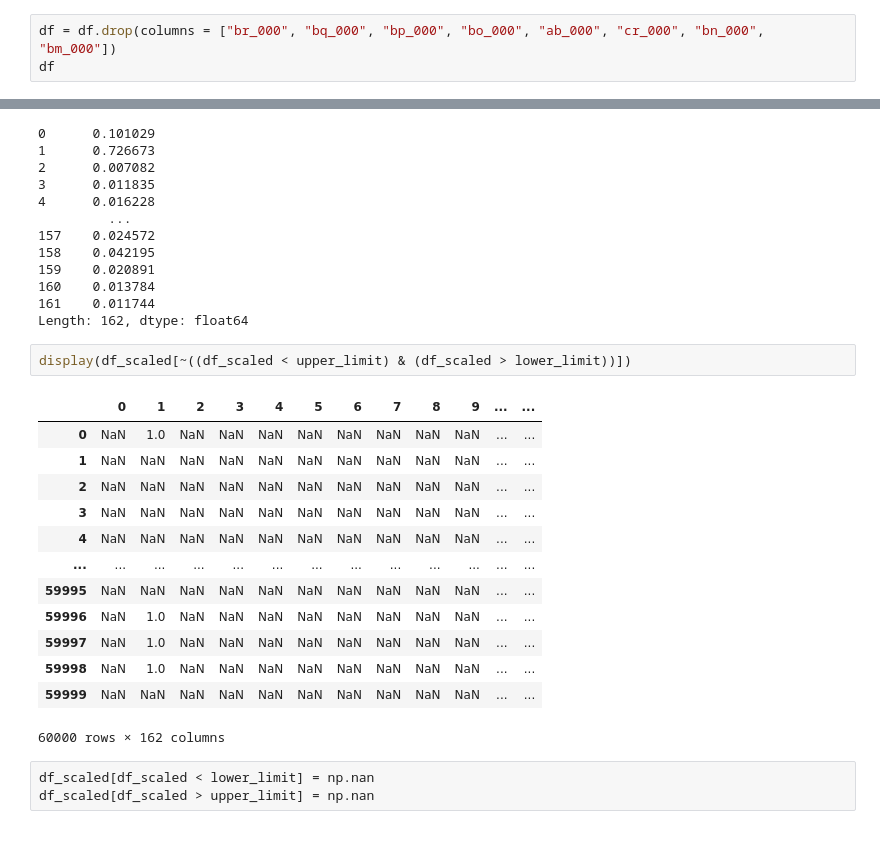
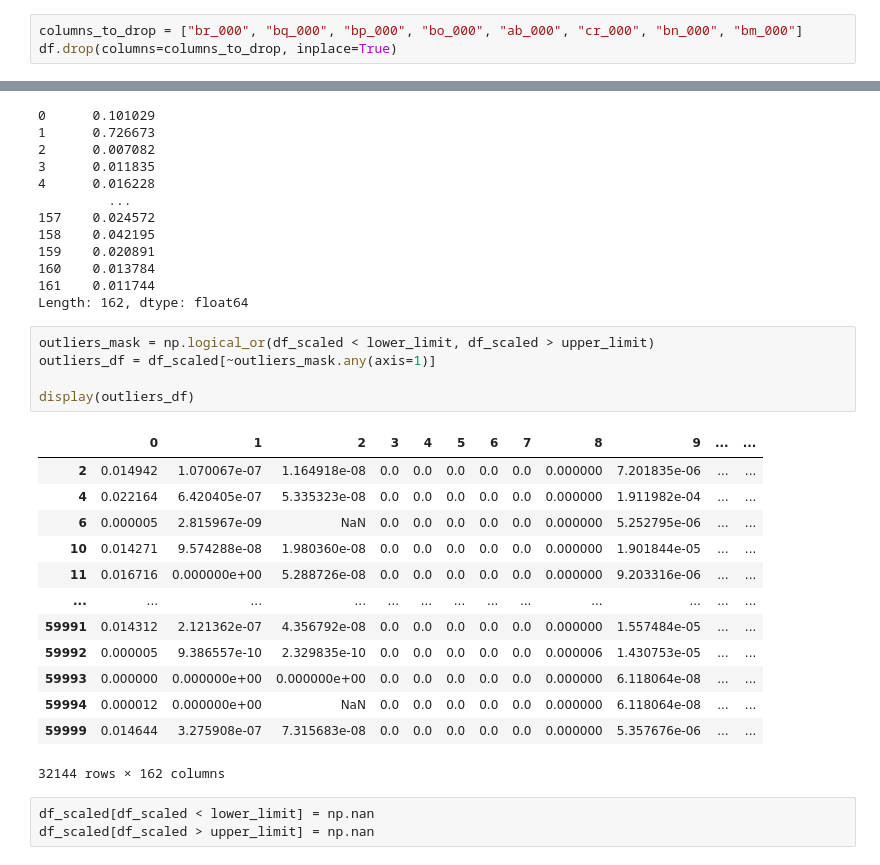
Before and after one commit to Goodevil01/Data-Prep-Ca1-, a Jupyter notebook: Ilori Joshua.ipynb, the cells around one changed output, grey strips where cells are left out. Drawn from its saved outputs; the diff is of its cells as text.

```diff
--- a/Ilori Joshua.ipynb
+++ b/Ilori Joshua.ipynb
@@ -166,5 +162,5 @@ cols_to_drop
  'bn_000',
  'bm_000']
 # %%
-df = df.drop(columns = ["br_000", "bq_000", "bp_000", "bo_000", "ab_000", "cr_000", "bn_000", "bm_000"])
-df
+columns_to_drop = ["br_000", "bq_000", "bp_000", "bo_000", "ab_000", "cr_000", "bn_000", "bm_000"]
+df.drop(columns=columns_to_drop, inplace=True)
@@ -267,21 +249,24 @@ upper_limit
 161    0.011744
 Length: 162, dtype: float64
 # %%
-display(df_scaled[~((df_scaled < upper_limit) & (df_scaled > lower_limit))])
+outliers_mask = np.logical_or(df_scaled < lower_limit, df_scaled > upper_limit)
+outliers_df = df_scaled[~outliers_mask.any(axis=1)]
+
+display(outliers_df)
 # %% [output]
 |  | 0 | 1 | 2 | 3 | 4 | 5 | 6 | 7 | 8 | 9 | ... | ... |
-| 0 | NaN | 1.0 | NaN | NaN | NaN | NaN | NaN | NaN | NaN | NaN | ... | ... |
-| 1 | NaN | NaN | NaN | NaN | NaN | NaN | NaN | NaN | NaN | NaN | ... | ... |
-| 2 | NaN | NaN | NaN | NaN | NaN | NaN | NaN | NaN | NaN | NaN | ... | ... |
-| 3 | NaN | NaN | NaN | NaN | NaN | NaN | NaN | NaN | NaN | NaN | ... | ... |
-| 4 | NaN | NaN | NaN | NaN | NaN | NaN | NaN | NaN | NaN | NaN | ... | ... |
+| 2 | 0.014942 | 1.070067e-07 | 1.164918e-08 | 0.0 | 0.0 | 0.0 | 0.0 | 0.0 | 0.000000 | 7.201835e-06 | ... | ... |
+| 4 | 0.022164 | 6.420405e-07 | 5.335323e-08 | 0.0 | 0.0 | 0.0 | 0.0 | 0.0 | 0.000000 | 1.911982e-04 | ... | ... |
+| 6 | 0.000005 | 2.815967e-09 | NaN | 0.0 | 0.0 | 0.0 | 0.0 | 0.0 | 0.000000 | 5.252795e-06 | ... | ... |
+| 10 | 0.014271 | 9.574288e-08 | 1.980360e-08 | 0.0 | 0.0 | 0.0 | 0.0 | 0.0 | 0.000000 | 1.901844e-05 | ... | ... |
+| 11 | 0.016716 | 0.000000e+00 | 5.288726e-08 | 0.0 | 0.0 | 0.0 | 0.0 | 0.0 | 0.000000 | 9.203316e-06 | ... | ... |
 | ... | ... | ... | ... | ... | ... | ... | ... | ... | ... | ... | ... | ... |
-| 59995 | NaN | NaN | NaN | NaN | NaN | NaN | NaN | NaN | NaN | NaN | ... | ... |
-| 59996 | NaN | 1.0 | NaN | NaN | NaN | NaN | NaN | NaN | NaN | NaN | ... | ... |
-| 59997 | NaN | 1.0 | NaN | NaN | NaN | NaN | NaN | NaN | NaN | NaN | ... | ... |
-| 59998 | NaN | 1.0 | NaN | NaN | NaN | NaN | NaN | NaN | NaN | NaN | ... | ... |
-| 59999 | NaN | NaN | NaN | NaN | NaN | NaN | NaN | NaN | NaN | NaN | ... | ... |
+| 59991 | 0.014312 | 2.121362e-07 | 4.356792e-08 | 0.0 | 0.0 | 0.0 | 0.0 | 0.0 | 0.000000 | 1.557484e-05 | ... | ... |
+| 59992 | 0.000005 | 9.386557e-10 | 2.329835e-10 | 0.0 | 0.0 | 0.0 | 0.0 | 0.0 | 0.000006 | 1.430753e-05 | ... | ... |
+| 59993 | 0.000000 | 0.000000e+00 | 0.000000e+00 | 0.0 | 0.0 | 0.0 | 0.0 | 0.0 | 0.000000 | 6.118064e-08 | ... | ... |
+| 59994 | 0.000012 | 0.000000e+00 | NaN | 0.0 | 0.0 | 0.0 | 0.0 | 0.0 | 0.000000 | 6.118064e-08 | ... | ... |
+| 59999 | 0.014644 | 3.275908e-07 | 7.315683e-08 | 0.0 | 0.0 | 0.0 | 0.0 | 0.0 | 0.000000 | 5.357676e-06 | ... | ... |
-60000 rows × 162 columns
+32144 rows × 162 columns
 # %%
 df_scaled[df_scaled < lower_limit] = np.nan
 df_scaled[df_scaled > upper_limit] = np.nan
```
Also changed, not shown: parts of 11 cells of this notebook.
